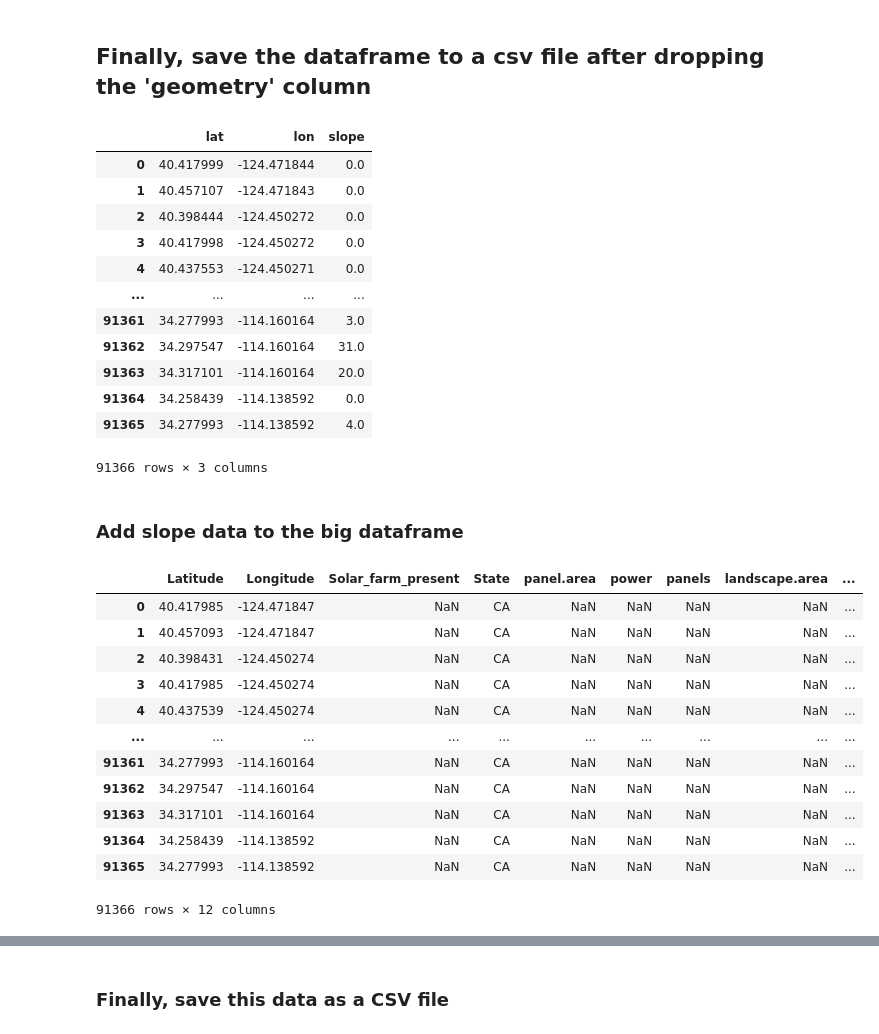
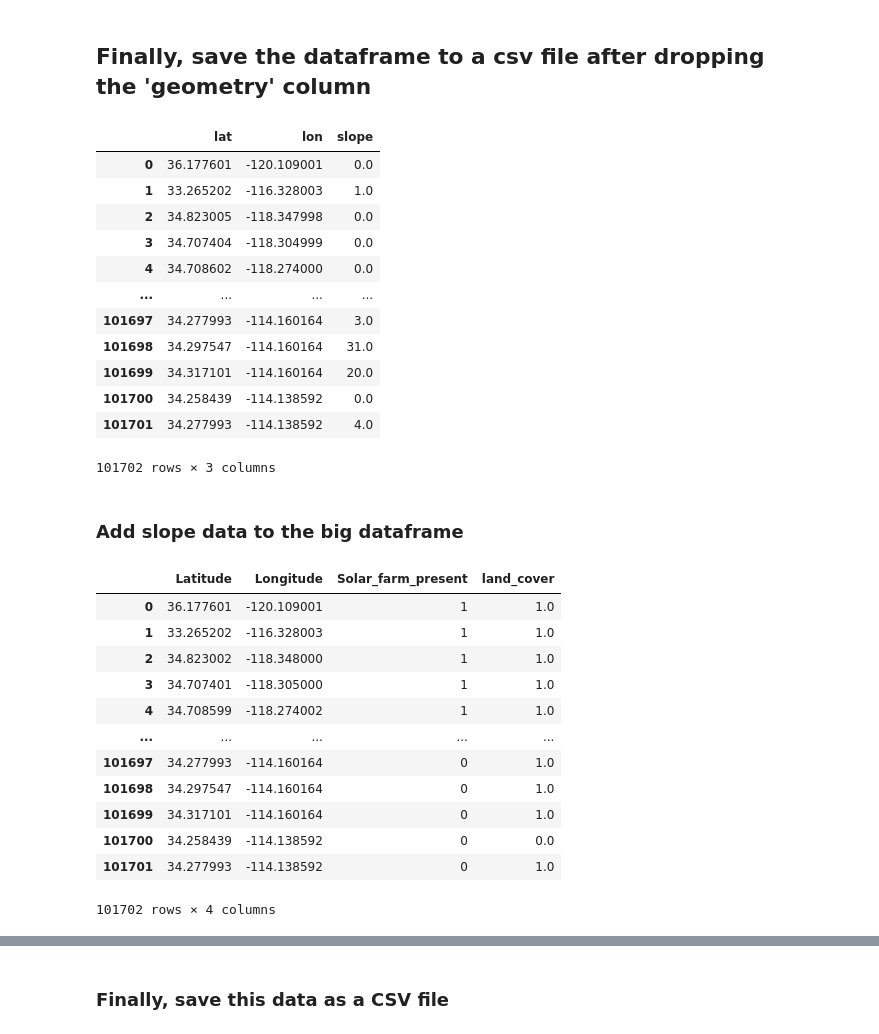
Before and after one commit to hrhampapura/SolarFarmPrediction, a Jupyter notebook: data_code/slope_ca.ipynb, the cells around one changed output, grey strips where cells are left out. Cells and saved outputs as stored; diff of their text form; code cells hidden in the pictures.

```diff
--- a/data_code/slope_ca.ipynb
+++ b/data_code/slope_ca.ipynb
@@ -14,8 +14,9 @@ import numpy as np
 # %%
 #File paths
 data_path      = '/Users/hrh/Desktop/AI/erdos/rapower_data/'
-data_path2     = '/Users/hrh/Desktop/AI/erdos/SolarFarmPrediction/data/'
-ca_gridpath    = data_path2 + 'CA_data_version_9.csv'
+#data_path2     = '/Users/hrh/Desktop/AI/erdos/SolarFarmPrediction/data/'
+data_path2     = '/Users/hrh/Desktop/AI/erdos/SolarFarmPrediction/new_data/'
+ca_gridpath    = data_path2 + 'CA_data_version_0.csv'
 slope_datapath = data_path + 'LF2020_SlpD_220_CONUS/'
 # %% [markdown]
 ### Read lats and lons for CA into a GeoDataframe
@@ -244,39 +249,40 @@ ca_slope_check = pd.read_csv(data_path2+'ca_slope.csv')
 ca_slope_check
 # %% [output]
 |  | lat | lon | slope |
-| 0 | 40.417999 | -124.471844 | 0.0 |
-| 1 | 40.457107 | -124.471843 | 0.0 |
-| 2 | 40.398444 | -124.450272 | 0.0 |
-| 3 | 40.417998 | -124.450272 | 0.0 |
-| 4 | 40.437553 | -124.450271 | 0.0 |
+| 0 | 36.177601 | -120.109001 | 0.0 |
+| 1 | 33.265202 | -116.328003 | 1.0 |
+| 2 | 34.823005 | -118.347998 | 0.0 |
+| 3 | 34.707404 | -118.304999 | 0.0 |
+| 4 | 34.708602 | -118.274000 | 0.0 |
 | ... | ... | ... | ... |
-| 91361 | 34.277993 | -114.160164 | 3.0 |
-| 91362 | 34.297547 | -114.160164 | 31.0 |
-| 91363 | 34.317101 | -114.160164 | 20.0 |
-| 91364 | 34.258439 | -114.138592 | 0.0 |
-| 91365 | 34.277993 | -114.138592 | 4.0 |
+| 101697 | 34.277993 | -114.160164 | 3.0 |
+| 101698 | 34.297547 | -114.160164 | 31.0 |
+| 101699 | 34.317101 | -114.160164 | 20.0 |
+| 101700 | 34.258439 | -114.138592 | 0.0 |
+| 101701 | 34.277993 | -114.138592 | 4.0 |
-91366 rows × 3 columns
+101702 rows × 3 columns
 # %% [markdown]
 ### Add slope data to the big dataframe
 # %%
-conus_features0 = pd.read_csv(ca_gridpath)
-ca_features0    = conus_features0.loc[df_main['State']=='CA']
-ca_features     = ca_features0.rename(columns={'lat': 'Latitude', 'lon': 'Longitude'})
+# conus_features0 = pd.read_csv(ca_gridpath)
+# ca_features0    = conus_features0.loc[df_main['State']=='CA']
+ca_features0    = pd.read_csv(ca_gridpath)
+ca_features     = ca_features0.rename(columns={'lat': 'Latitude', 'lon': 'Longitude','solar_farm_present':'Solar_farm_present'})
 ca_features
 # %% [output]
-|  | Latitude | Longitude | Solar_farm_present | State | panel.area | power | panels | landscape.area | ... |
-| 0 | 40.417985 | -124.471847 | NaN | CA | NaN | NaN | NaN | NaN | ... |
-| 1 | 40.457093 | -124.471847 | NaN | CA | NaN | NaN | NaN | NaN | ... |
-| 2 | 40.398431 | -124.450274 | NaN | CA | NaN | NaN | NaN | NaN | ... |
-| 3 | 40.417985 | -124.450274 | NaN | CA | NaN | NaN | NaN | NaN | ... |
-| 4 | 40.437539 | -124.450274 | NaN | CA | NaN | NaN | NaN | NaN | ... |
-| ... | ... | ... | ... | ... | ... | ... | ... | ... | ... |
-| 91361 | 34.277993 | -114.160164 | NaN | CA | NaN | NaN | NaN | NaN | ... |
-| 91362 | 34.297547 | -114.160164 | NaN | CA | NaN | NaN | NaN | NaN | ... |
-| 91363 | 34.317101 | -114.160164 | NaN | CA | NaN | NaN | NaN | NaN | ... |
-| 91364 | 34.258439 | -114.138592 | NaN | CA | NaN | NaN | NaN | NaN | ... |
-| 91365 | 34.277993 | -114.138592 | NaN | CA | NaN | NaN | NaN | NaN | ... |
+|  | Latitude | Longitude | Solar_farm_present | land_cover |
+| 0 | 36.177601 | -120.109001 | 1 | 1.0 |
+| 1 | 33.265202 | -116.328003 | 1 | 1.0 |
+| 2 | 34.823002 | -118.348000 | 1 | 1.0 |
+| 3 | 34.707401 | -118.305000 | 1 | 1.0 |
+| 4 | 34.708599 | -118.274002 | 1 | 1.0 |
+| ... | ... | ... | ... | ... |
+| 101697 | 34.277993 | -114.160164 | 0 | 1.0 |
+| 101698 | 34.297547 | -114.160164 | 0 | 1.0 |
+| 101699 | 34.317101 | -114.160164 | 0 | 1.0 |
+| 101700 | 34.258439 | -114.138592 | 0 | 0.0 |
+| 101701 | 34.277993 | -114.138592 | 0 | 1.0 |
-91366 rows × 12 columns
+101702 rows × 4 columns
 # %%
 # Ensure both GeoDataFrames have the same CRS
 # Convert ca_features to a GeoDataFrame
```
Also changed, not shown: parts of 16 cells of this notebook, 5 other files.
